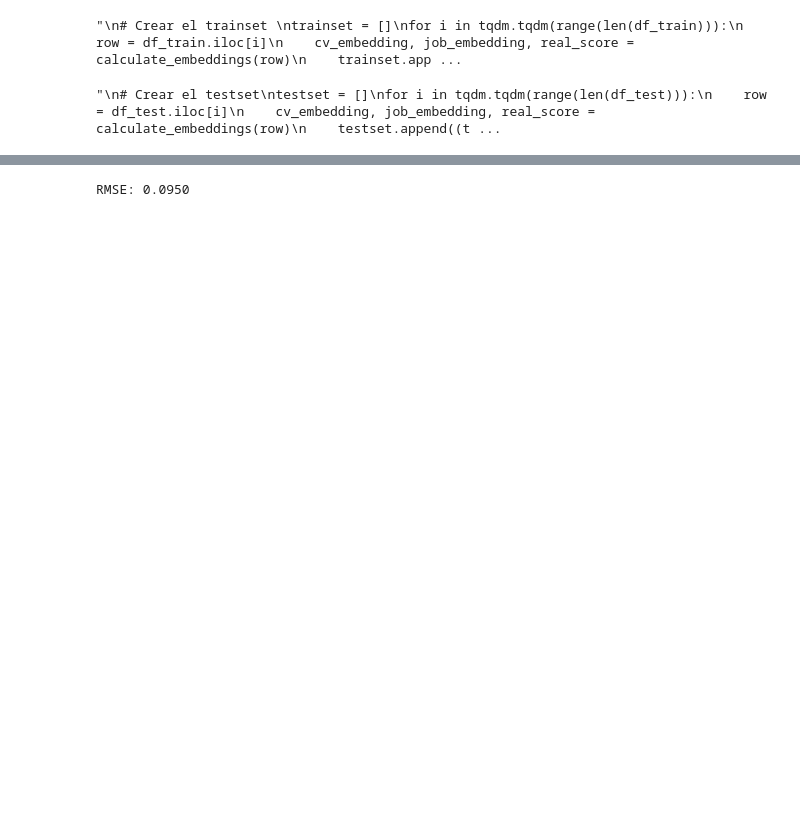
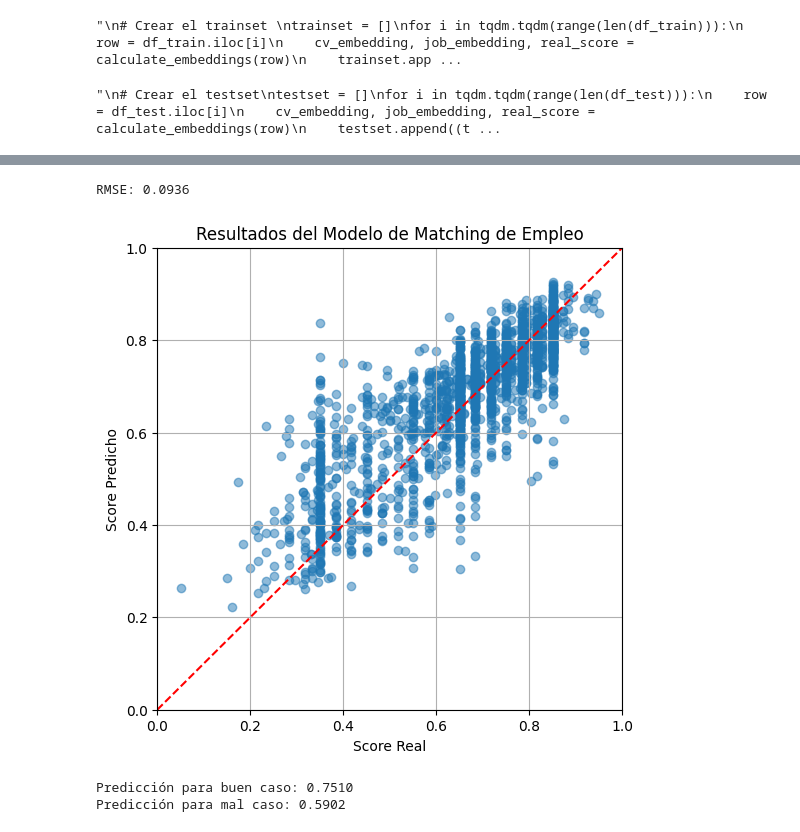
Before and after one commit to MatiAntezana/ApplAI, a Jupyter notebook: cv_jd_score_dataset/baseline_models/first_model_con_nn.ipynb, the cells around one changed output, grey strips where cells are left out. Drawn from its saved outputs; the diff is of its cells as text; code cells hidden in the pictures; blank space fills up the shorter version.

```diff
--- a/cv_jd_score_dataset/baseline_models/first_model_con_nn.ipynb
+++ b/cv_jd_score_dataset/baseline_models/first_model_con_nn.ipynb
@@ -24,24 +27,27 @@ Largo del dataset de prueba: 1909
 # %%
 # Cargar el modelo pre-entrenado desde Hugging Face
 
-model = SentenceTransformer('all-MiniLM-L6-v2')  # Rápido para similaridad
+ST_model = SentenceTransformer('all-MiniLM-L6-v2')  # Rápido para similaridad
 
 #model = SentenceTransformer("BAAI/bge-base-en-v1.5")
 
 #from transformers import AutoModel
 #model = AutoModel.from_pretrained("BAAI/bge-large-en-v1.5", torch_dtype=torch.float16)
 # %%
-def calculate_embeddings(row):
+def calculate_embeddings(row, score=True):
     cv_text = row.iloc[0]
     job_description = row.iloc[1]
-    real_score = row.iloc[2]
+    # Obtener embeddings
+    cv_embedding = ST_model.encode(cv_text, convert_to_tensor=True, normalize_embeddings=True)
+    job_embedding = ST_model.encode(job_description, convert_to_tensor=True, normalize_embeddings=True)
 
-    # Obtener embeddings
-    cv_embedding = model.encode(cv_text, convert_to_tensor=True, normalize_embeddings=True)
-    job_embedding = model.encode(job_description, convert_to_tensor=True, normalize_embeddings=True)
+    if score:
+        # Si se requiere el score real, se asume que está en la tercera columna del DataFrame. Si no, se puede omitir esta parte.
+        real_score = row.iloc[2]
+        return cv_embedding, job_embedding, real_score
 
-    return cv_embedding, job_embedding, real_score
+    return cv_embedding, job_embedding
 # %%
-embedding_dim = model.get_sentence_embedding_dimension()
+embedding_dim = ST_model.get_sentence_embedding_dimension()
 print("Dimensión de los embeddings:", embedding_dim)
 # %% [output]
@@ -66,6 +72,18 @@ class JobMatchingNN(nn.Module):
         x = self.relu(self.fc2(x))
         x = self.sigmoid(self.out(x))
         return x
+# %%
+def graficar_resultados(real_scores, predicted_scores, title):
+    plt.figure(figsize=(6, 6))
+    plt.scatter(real_scores, predicted_scores, alpha=0.5)
+    plt.plot([0, 1], [0, 1], color='red', linestyle='--')  # Línea de referencia
+    plt.xlabel('Score Real')
+    plt.ylabel('Score Predicho')
+    plt.title(title)
+    plt.xlim(0, 1)
+    plt.ylim(0, 1)
+    plt.grid()
+    plt.show()
 # %%
 '''
 # Crear el trainset
@@ -143,16 +161,44 @@ Epoch [12/20], Loss: 0.0070
 # %%
 # Evaluar el modelo
 model.eval()
 predictions = []
 real_scores = []
 with torch.no_grad():
     for i, (cv_embedding, job_embedding, real_score) in enumerate(tqdm.tqdm(test_loader)):
         outputs = model(cv_embedding.float(), job_embedding.float())
         predictions.extend(outputs)
         real_scores.extend(real_score)
 
 # Calcular la precisión
 rmse = mean_squared_error(real_scores, predictions) ** 0.5
 print(f"RMSE: {rmse:.4f}")
+# Graficar los resultados
+graficar_resultados(real_scores, predictions, "Resultados del Modelo de Matching de Empleo")
 # %% [output]
-RMSE: 0.0950
+RMSE: 0.0936
+[figure, added]
+# %%
+# Evaluar en dos casos particulares
+
+# Buen caso
+df_good = pd.read_csv('cv_jd_good_fit.csv')
+cv_good_embedding, job_good_embedding = calculate_embeddings(df_good.iloc[0], score=False)
+cv_good_embedding = torch.tensor(cv_good_embedding).float().unsqueeze(0)
+job_good_embedding = torch.tensor(job_good_embedding).float().unsqueeze(0)
+model.eval()
+with torch.no_grad():
+    good_output = model(cv_good_embedding, job_good_embedding)
+    print(f"Predicción para buen caso: {good_output.item():.4f}")
+
+# Mal caso
+df_bad = pd.read_csv('cv_jd_bad_fit.csv')
+cv_bad_embedding, job_bad_embedding = calculate_embeddings(df_bad.iloc[0], score=False)
+cv_bad_embedding = torch.tensor(cv_bad_embedding).float().unsqueeze(0)
+job_bad_embedding = torch.tensor(job_bad_embedding).float().unsqueeze(0)
+model.eval()
+with torch.no_grad():
+    bad_output = model(cv_bad_embedding, job_bad_embedding)
+    print(f"Predicción para mal caso: {bad_output.item():.4f}")
+# %% [output]
+Predicción para buen caso: 0.7510
+Predicción para mal caso: 0.5902
```
Also changed, not shown: parts of 4 cells of this notebook, 6 other files.
